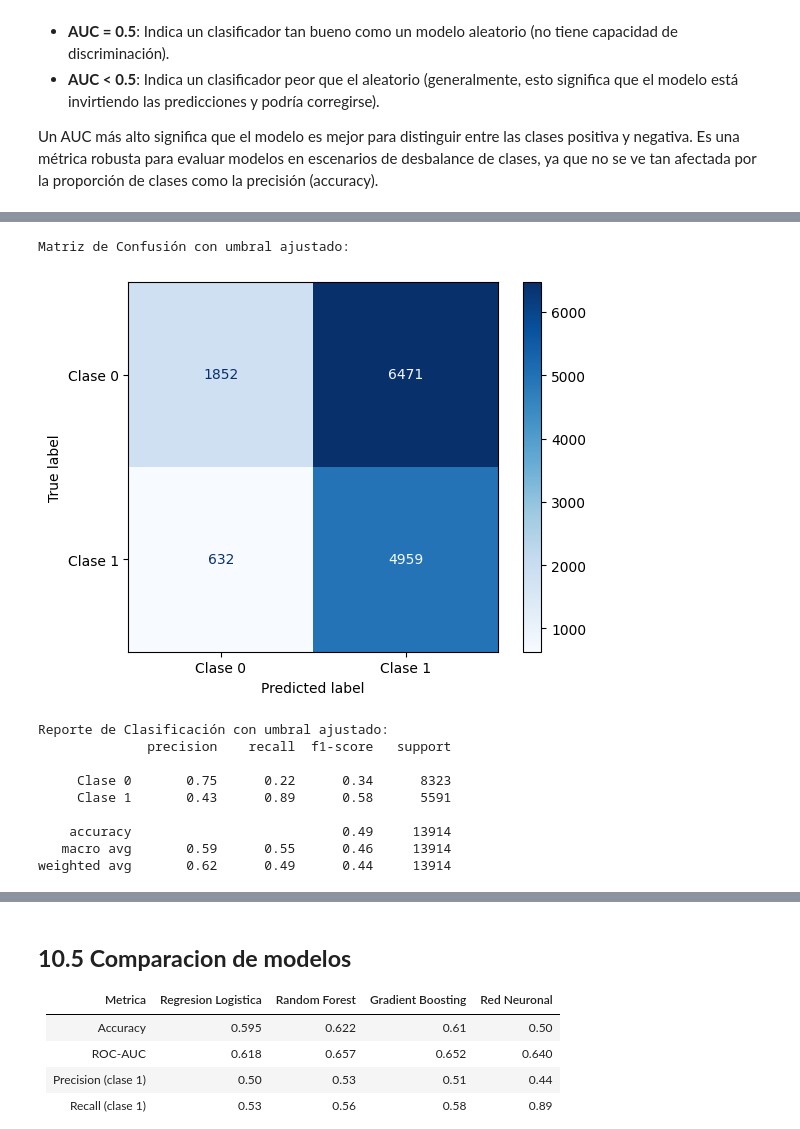
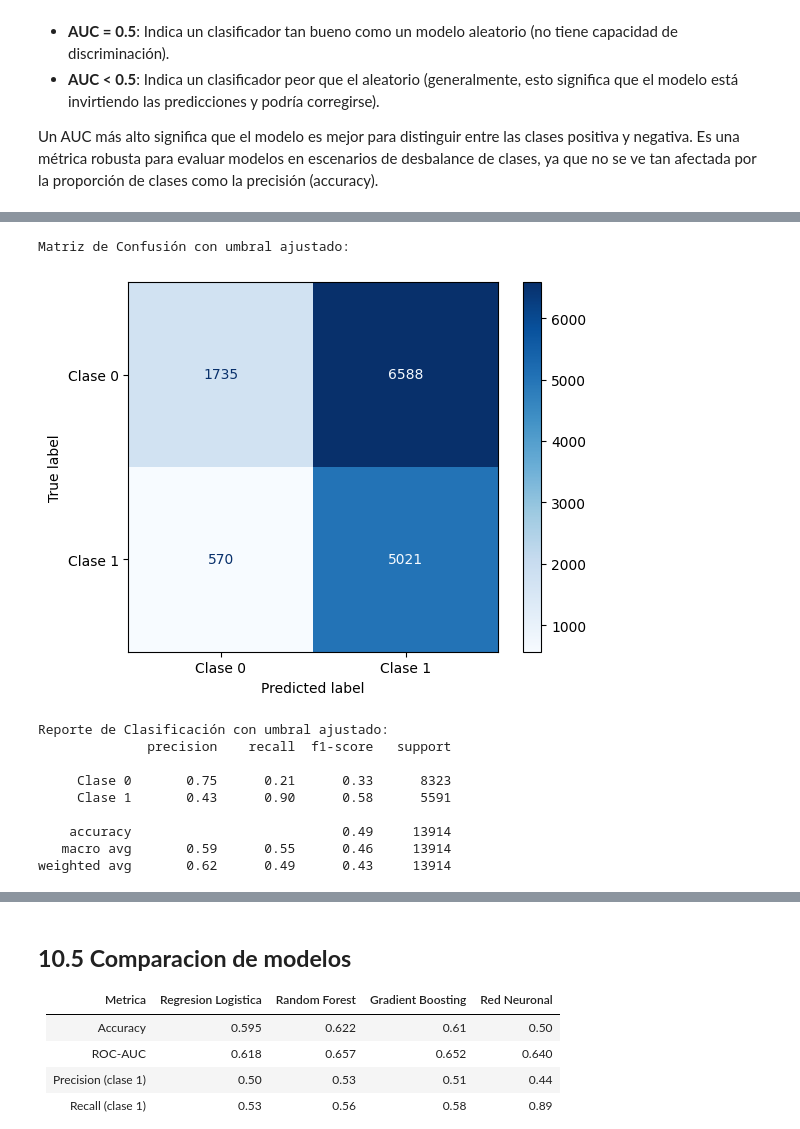
Before and after one commit to hombremono873/Cuadernos_colab, a Jupyter notebook: Diego_Roa_Omar_torres_Actividad5.ipynb, the cells around one changed output, grey strips where cells are left out. Drawn from its saved outputs; the diff is of its cells as text; code cells hidden in the pictures.

```diff
--- a/Diego_Roa_Omar_torres_Actividad5.ipynb
+++ b/Diego_Roa_Omar_torres_Actividad5.ipynb
@@ -1020,30 +1034,29 @@ Mejor umbral encontrado (maximizando F1-score): 0.3426
 # %%
 """
 Evaluación con el umbral ajustado
 
 """
-best_threshold_nn=0.369
 y_pred_ajustado_nn = (y_pred_prob_nn >= best_threshold_nn).astype(int)
 
 print("\nMatriz de Confusión con umbral ajustado:")
 cm_nn = confusion_matrix(y_test_nn, y_pred_ajustado_nn)
 ConfusionMatrixDisplay(confusion_matrix=cm_nn, display_labels=['Clase 0', 'Clase 1']).plot(cmap='Blues')
 plt.show()
 
 print("\nReporte de Clasificación con umbral ajustado:")
 print(classification_report(y_test_nn, y_pred_ajustado_nn, target_names=['Clase 0', 'Clase 1']))
 # %% [output]
 Matriz de Confusión con umbral ajustado:
-[figure, old version]
+[figure, new version]
 Reporte de Clasificación con umbral ajustado:
               precision    recall  f1-score   support
 
-     Clase 0       0.75      0.22      0.34      8323
-     Clase 1       0.43      0.89      0.58      5591
+     Clase 0       0.75      0.21      0.33      8323
+     Clase 1       0.43      0.90      0.58      5591
 
     accuracy                           0.49     13914
    macro avg       0.59      0.55      0.46     13914
-weighted avg       0.62      0.49      0.44     13914
+weighted avg       0.62      0.49      0.43     13914
 # %%
 """
 
```
Also changed, not shown: parts of 19 cells of this notebook.
